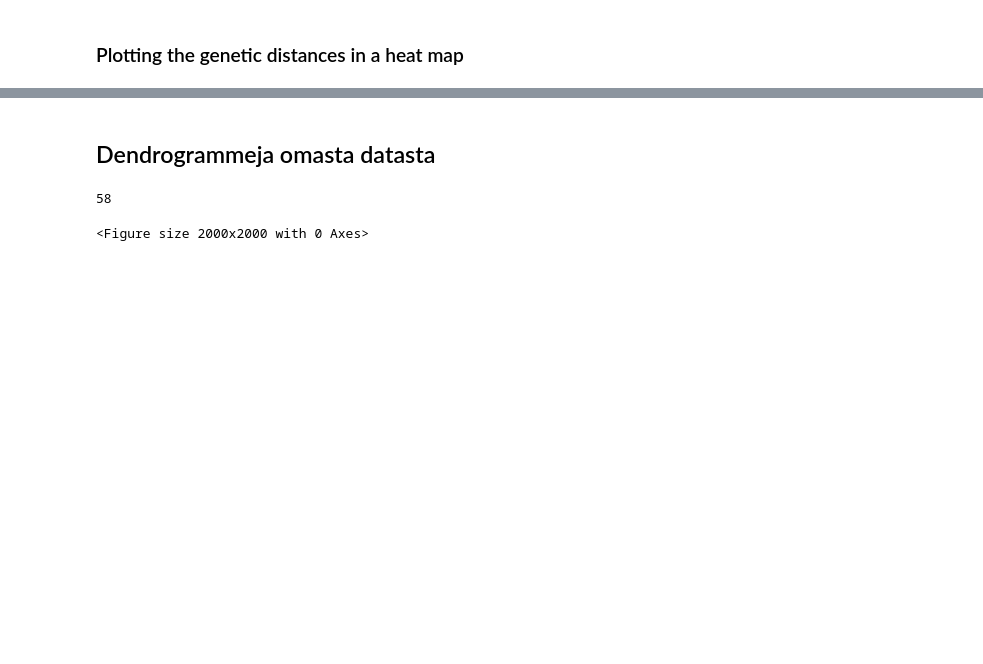
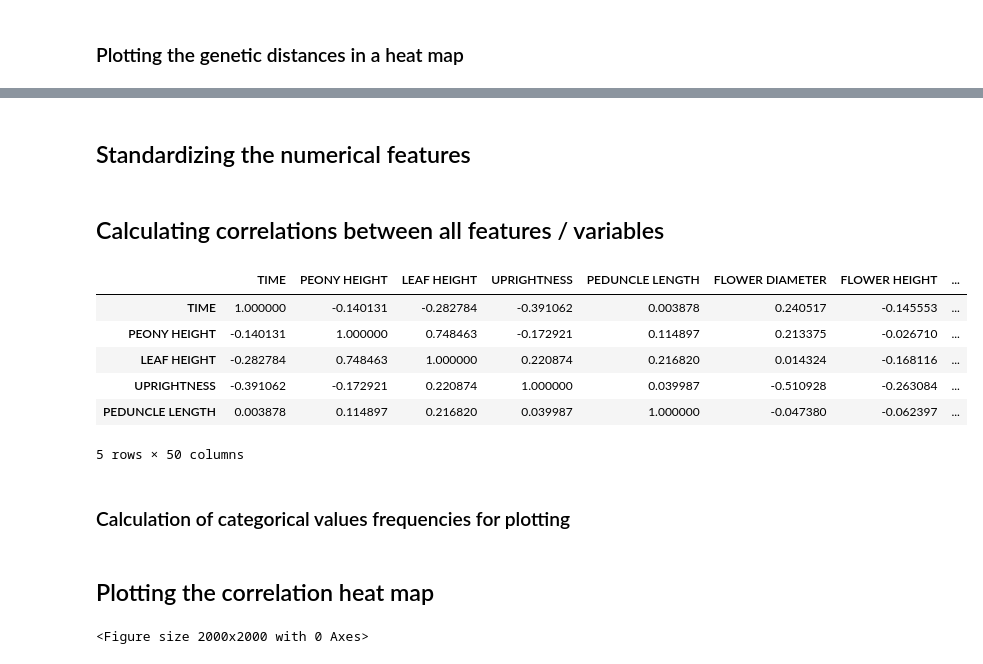
Before and after one commit to anzakanza/peonies, a Jupyter notebook: CODE/isodata24.ipynb, the cells around one changed output, grey strips where cells are left out. Drawn from its saved outputs; the diff is of its cells as text; code cells hidden in the pictures; blank space fills up the shorter version.

```diff
--- a/CODE/isodata24.ipynb
+++ b/CODE/isodata24.ipynb
@@ -163,35 +164,40 @@ plt.show()
 # %% [markdown]
-## Dendrogrammeja omasta datasta
+## Standardizing the numerical features
 # %%
-measured_data_analyysi = measured_data.copy()
+measured_data_analysis = measured_data.copy()
 
 
-measured_data_analyysi = measured_data_analyysi.drop("SAMPLE", axis=1)
-#measured_data_analyysi = measured_data_analyysi.drop("naytenumero", axis=1)
+measured_data_analysis = measured_data_analysis.drop("SAMPLE", axis=1)
 
 
-numerics = measured_data_analyysi.select_dtypes(exclude=['object'])
+numerics = measured_data_analysis.select_dtypes(exclude=['object'])
 
 numerics_z = stats.zscore(numerics, axis=0, ddof=0,nan_policy="omit")
 numerics_z
 
-kaikki_z = stats.zscore(measured_data_analyysi.select_dtypes(exclude=['object']), axis=0, ddof=0,nan_policy="omit")
+all_standardized = stats.zscore(measured_data_analysis.select_dtypes(exclude=['object']), axis=0, ddof=0,nan_policy="omit")
 
-kaikki_z = kaikki_z.join(measured_data_analyysi.select_dtypes(include=['object']))
-
-#kaikki_z
-
-#KORVAA TYHJÄT NOLLILLA - EI OPTIMAALINEN
-kaikki_z = kaikki_z.fillna(method="ffill")
-kaikki_z.isna().sum()
-len(components)
+all_standardized = all_standardized.join(measured_data_analysis.select_dtypes(include=['object']))
-# %% [output]
-58
+# %% [markdown]
+## Calculating correlations between all features / variables
 # %%
-korrelaatiot = kaikki_z.copy()
-korrelaatiot = korrelaatiot.select_dtypes(include=['object']).astype("category").join(korrelaatiot.select_dtypes(exclude=['object']))
-dummyt = pd.get_dummies(korrelaatiot.select_dtypes(include=['category']), dtype=int)
-dummattu_data = korrelaatiot.select_dtypes(exclude=['category']).join(dummyt)
-dummattu_z = stats.zscore(dummattu_data, axis=0, ddof=0,nan_policy="omit")
-dummattu_z_corrw = dummattu_data.apply(lambda x: dummattu_z.corrwith(x))
+# All numeric are now standardized and represented with values of similar scales
+correlations = all_standardized.copy()
+correlations = correlations.select_dtypes(include=['object']).astype("category").join(correlations.select_dtypes(exclude=['object']))
+dummies = pd.get_dummies(correlations.select_dtypes(include=['category']), dtype=int)
+data_with_dummies = correlations.select_dtypes(exclude=['category']).join(dummies)
+data_standardized_with_dummies = stats.zscore(data_with_dummies, axis=0, ddof=0,nan_policy="omit")
+data_standardized_with_dummies_corrw = data_with_dummies.apply(lambda x: data_standardized_with_dummies.corrwith(x))
+
+data_standardized_with_dummies_corrw.head()
+# %% [output]
+|  | TIME | PEONY HEIGHT | LEAF HEIGHT | UPRIGHTNESS | PEDUNCLE LENGTH | FLOWER DIAMETER | FLOWER HEIGHT | ... |
+| TIME | 1.000000 | -0.140131 | -0.282784 | -0.391062 | 0.003878 | 0.240517 | -0.145553 | ... |
+| PEONY HEIGHT | -0.140131 | 1.000000 | 0.748463 | -0.172921 | 0.114897 | 0.213375 | -0.026710 | ... |
+| LEAF HEIGHT | -0.282784 | 0.748463 | 1.000000 | 0.220874 | 0.216820 | 0.014324 | -0.168116 | ... |
+| UPRIGHTNESS | -0.391062 | -0.172921 | 0.220874 | 1.000000 | 0.039987 | -0.510928 | -0.263084 | ... |
+| PEDUNCLE LENGTH | 0.003878 | 0.114897 | 0.216820 | 0.039987 | 1.000000 | -0.047380 | -0.062397 | ... |
+5 rows × 50 columns
+# %% [markdown]
+### Calculation of categorical values frequencies for plotting
 # %%
@@ -238,4 +219,6 @@ for category in kaikki_z_cat_counts.columns:
         except:
             #Skip rows with nan values for counts
             pass
+# %% [markdown]
+## Plotting the correlation heat map
 # %%
```
Also changed, not shown: parts of 31 cells of this notebook.
